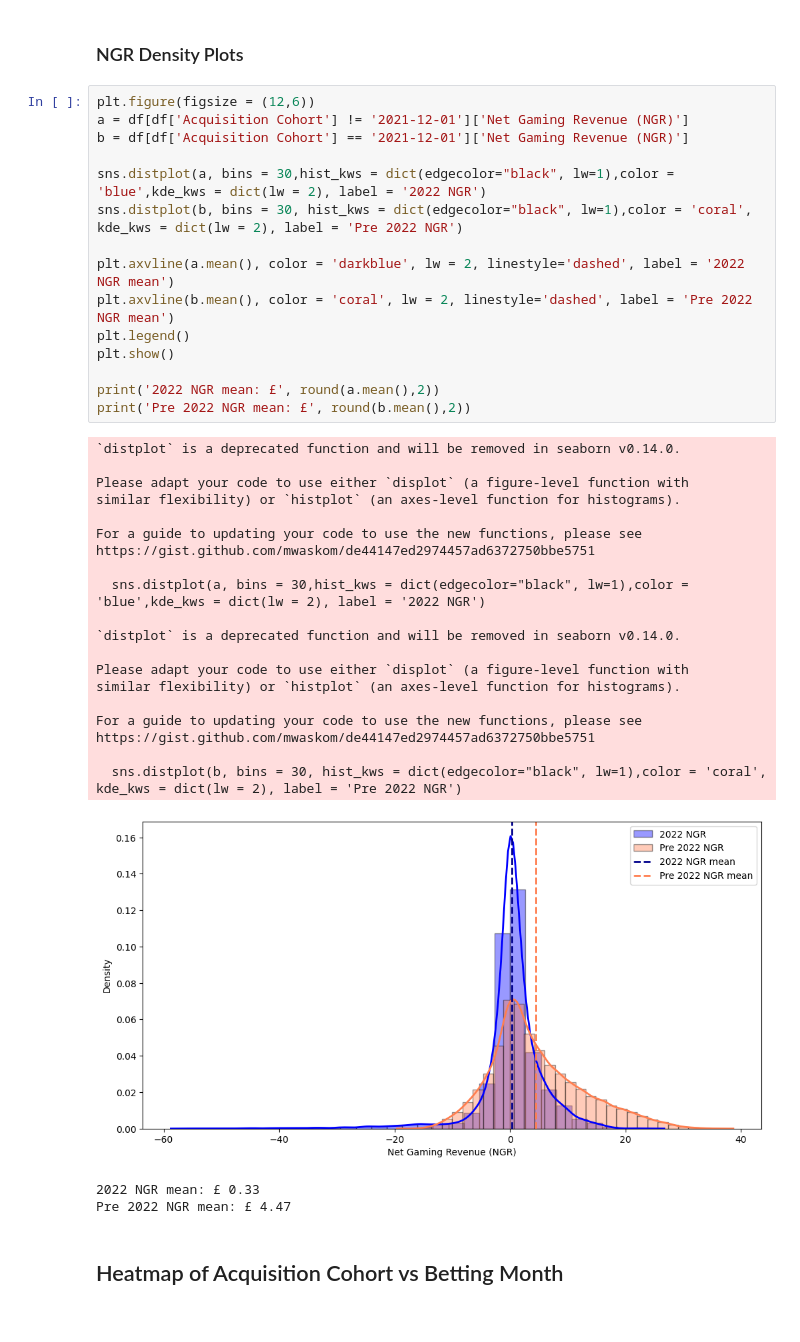
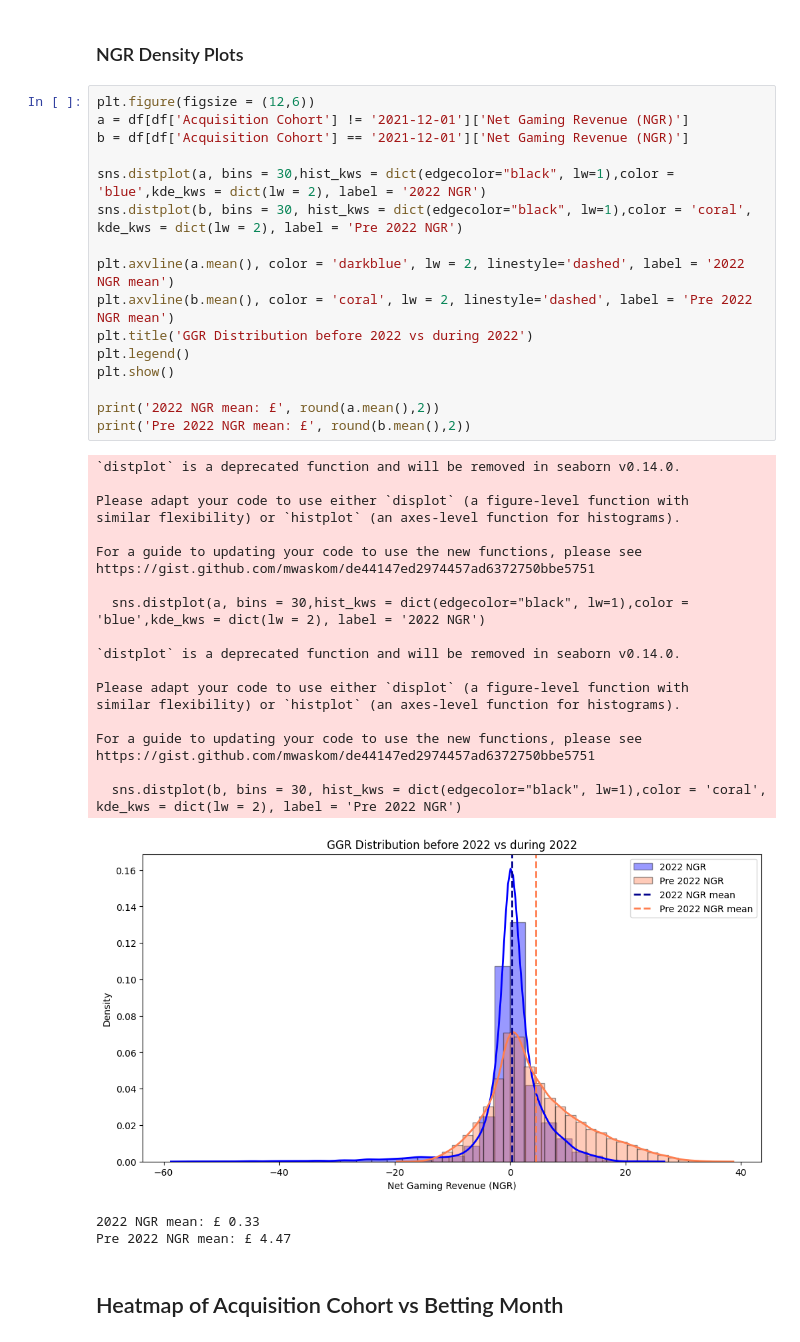
Before and after one commit to ashreetsangotra/flutter_task, a Jupyter notebook: Flutter_Notebook.ipynb, the cells around one changed output. Drawn from its saved outputs; the diff is of its cells as text.

```diff
--- a/Flutter_Notebook.ipynb
+++ b/Flutter_Notebook.ipynb
@@ -237,34 +241,35 @@ b = df[df['Acquisition Cohort'] == '2021-12-01']['Net Gaming Revenue (NGR)']
 sns.distplot(a, bins = 30,hist_kws = dict(edgecolor="black", lw=1),color = 'blue',kde_kws = dict(lw = 2), label = '2022 NGR')
 sns.distplot(b, bins = 30, hist_kws = dict(edgecolor="black", lw=1),color = 'coral', kde_kws = dict(lw = 2), label = 'Pre 2022 NGR')
 
 plt.axvline(a.mean(), color = 'darkblue', lw = 2, linestyle='dashed', label = '2022 NGR mean')
 plt.axvline(b.mean(), color = 'coral', lw = 2, linestyle='dashed', label = 'Pre 2022 NGR mean')
+plt.title('GGR Distribution before 2022 vs during 2022')
 plt.legend()
 plt.show()
 
 print('2022 NGR mean: £', round(a.mean(),2))
 print('Pre 2022 NGR mean: £', round(b.mean(),2))
 # %% [output]
 `distplot` is a deprecated function and will be removed in seaborn v0.14.0.
 
 Please adapt your code to use either `displot` (a figure-level function with
 similar flexibility) or `histplot` (an axes-level function for histograms).
 
 For a guide to updating your code to use the new functions, please see
 https://gist.github.com/mwaskom/de44147ed2974457ad6372750bbe5751
 
   sns.distplot(a, bins = 30,hist_kws = dict(edgecolor="black", lw=1),color = 'blue',kde_kws = dict(lw = 2), label = '2022 NGR')
 
 `distplot` is a deprecated function and will be removed in seaborn v0.14.0.
 
 Please adapt your code to use either `displot` (a figure-level function with
 similar flexibility) or `histplot` (an axes-level function for histograms).
 
 For a guide to updating your code to use the new functions, please see
 https://gist.github.com/mwaskom/de44147ed2974457ad6372750bbe5751
 
   sns.distplot(b, bins = 30, hist_kws = dict(edgecolor="black", lw=1),color = 'coral', kde_kws = dict(lw = 2), label = 'Pre 2022 NGR')
-[figure, old version]
+[figure, new version]
 2022 NGR mean: £ 0.33
 Pre 2022 NGR mean: £ 4.47
 # %% [markdown]
```
Also changed, not shown: parts of 7 cells of this notebook.
